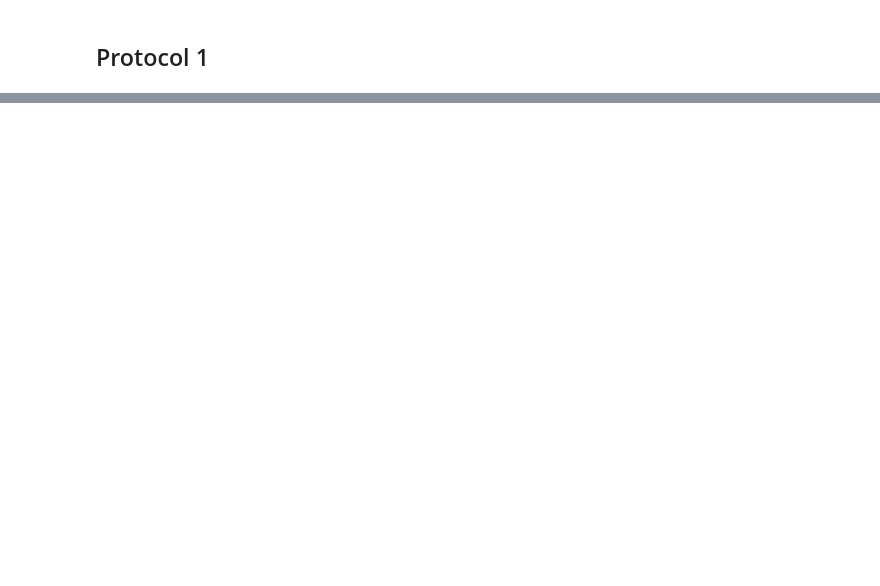
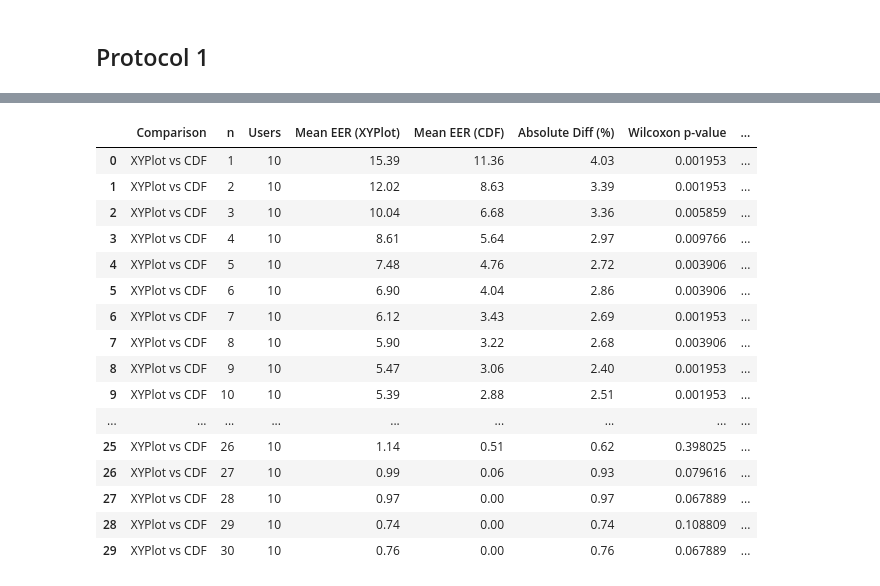
Before and after one commit to S-lijun/Mouse_Dynamics, a Jupyter notebook: Results_New.ipynb, the cells around one changed output, grey strips where cells are left out. Drawn from its saved outputs; the diff is of its cells as text; code cells hidden in the pictures; blank space fills up the shorter version.

```diff
--- a/Results_New.ipynb
+++ b/Results_New.ipynb
@@ -497,0 +503,36 @@ plot_chunk_json_curves("Visualization/protocol1/XYPlot", max_event=1500, model="
+# %%
+from statistics_things.wilcoxon_curve_compare import wilcoxon_curve_test
+
+json_xy = "Visualization/protocol1/per-user_XYPlot/ChunkSize60MultiCNN.json"
+json_cdf = "Visualization/protocol1/per-user_cdf/ChunkSize60MultiCNN.json"
+
+n_targets = [i+1 for i in range(30)]
+
+df = wilcoxon_curve_test(
+    json_xy,
+    json_cdf,
+    n_targets,
+    label_a="XYPlot",
+    label_b="CDF",
+    alpha=0.05
+)
+
+df
+# %% [output]
+|  | Comparison | n | Users | Mean EER (XYPlot) | Mean EER (CDF) | Absolute Diff (%) | Wilcoxon p-value | ... |
+| 0 | XYPlot vs CDF | 1 | 10 | 15.39 | 11.36 | 4.03 | 0.001953 | ... |
+| 1 | XYPlot vs CDF | 2 | 10 | 12.02 | 8.63 | 3.39 | 0.001953 | ... |
+| 2 | XYPlot vs CDF | 3 | 10 | 10.04 | 6.68 | 3.36 | 0.005859 | ... |
+| 3 | XYPlot vs CDF | 4 | 10 | 8.61 | 5.64 | 2.97 | 0.009766 | ... |
+| 4 | XYPlot vs CDF | 5 | 10 | 7.48 | 4.76 | 2.72 | 0.003906 | ... |
+| 5 | XYPlot vs CDF | 6 | 10 | 6.90 | 4.04 | 2.86 | 0.003906 | ... |
+| 6 | XYPlot vs CDF | 7 | 10 | 6.12 | 3.43 | 2.69 | 0.001953 | ... |
+| 7 | XYPlot vs CDF | 8 | 10 | 5.90 | 3.22 | 2.68 | 0.003906 | ... |
+| 8 | XYPlot vs CDF | 9 | 10 | 5.47 | 3.06 | 2.40 | 0.001953 | ... |
+| 9 | XYPlot vs CDF | 10 | 10 | 5.39 | 2.88 | 2.51 | 0.001953 | ... |
+| ... | ... | ... | ... | ... | ... | ... | ... | ... |
+| 25 | XYPlot vs CDF | 26 | 10 | 1.14 | 0.51 | 0.62 | 0.398025 | ... |
+| 26 | XYPlot vs CDF | 27 | 10 | 0.99 | 0.06 | 0.93 | 0.079616 | ... |
+| 27 | XYPlot vs CDF | 28 | 10 | 0.97 | 0.00 | 0.97 | 0.067889 | ... |
+| 28 | XYPlot vs CDF | 29 | 10 | 0.74 | 0.00 | 0.74 | 0.108809 | ... |
+| 29 | XYPlot vs CDF | 30 | 10 | 0.76 | 0.00 | 0.76 | 0.067889 | ... |
```
Also changed, not shown: parts of 5 cells of this notebook, 2 other files.
